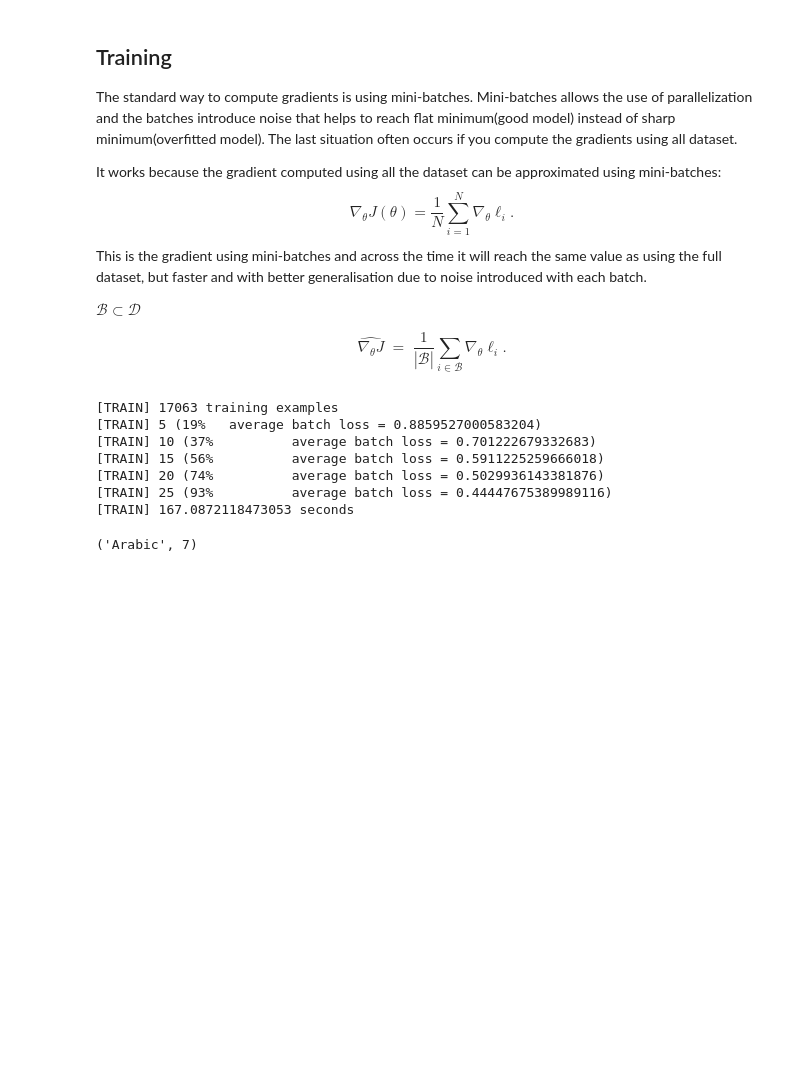
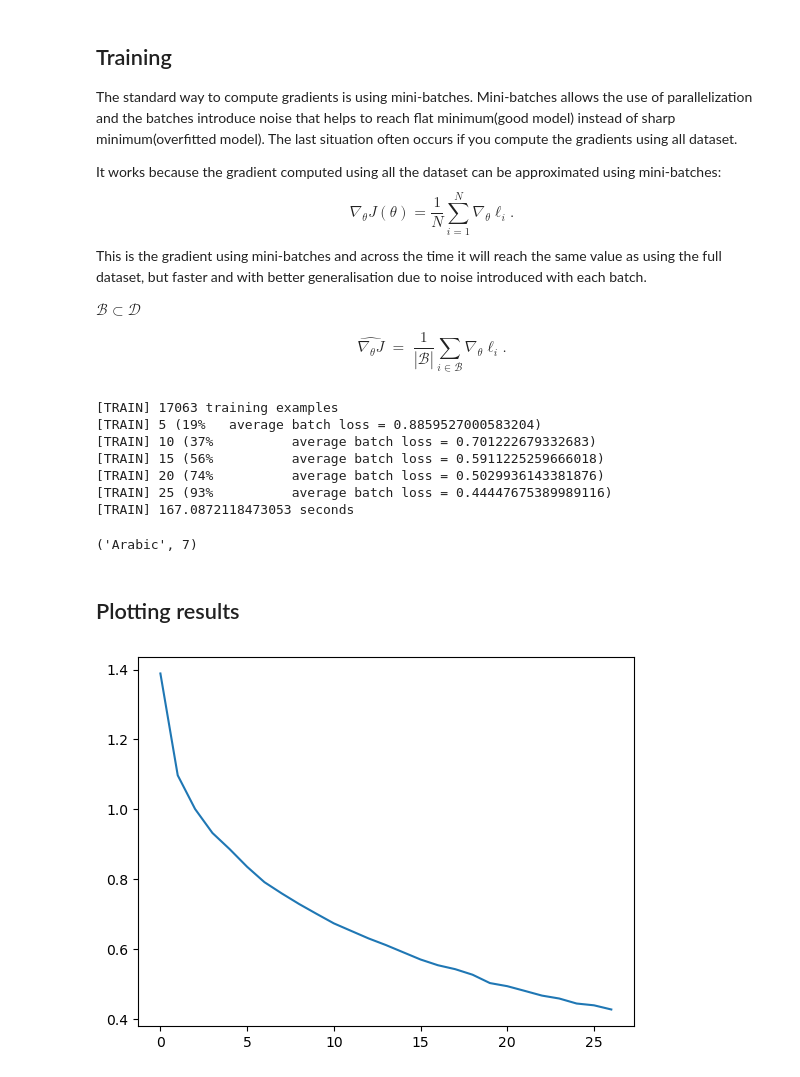
Before and after one commit to diegorandolp/ML-research, a Jupyter notebook: LLM/NLP_from_scratch/classifying_names_with_RNN.ipynb, the cells around one changed output. Drawn from its saved outputs; the diff is of its cells as text; code cells hidden in the pictures; blank space fills up the shorter version.

```diff
--- a/LLM/NLP_from_scratch/classifying_names_with_RNN.ipynb
+++ b/LLM/NLP_from_scratch/classifying_names_with_RNN.ipynb
@@ -357,3 +357,14 @@ output = rnn.forward(tensor_test)
 print(label_from_output(output, alldata.labels_uniq))
 # %% [output]
 ('Arabic', 7)
+# %% [markdown]
+## Plotting results
+# %%
+import matplotlib.pyplot as plt
+import matplotlib.ticker as ticker
+
+plt.figure()
+plt.plot(all_losses)
+plt.show()
+# %% [output]
+[figure, added]
```
Also changed, not shown: parts of 3 cells of this notebook.
